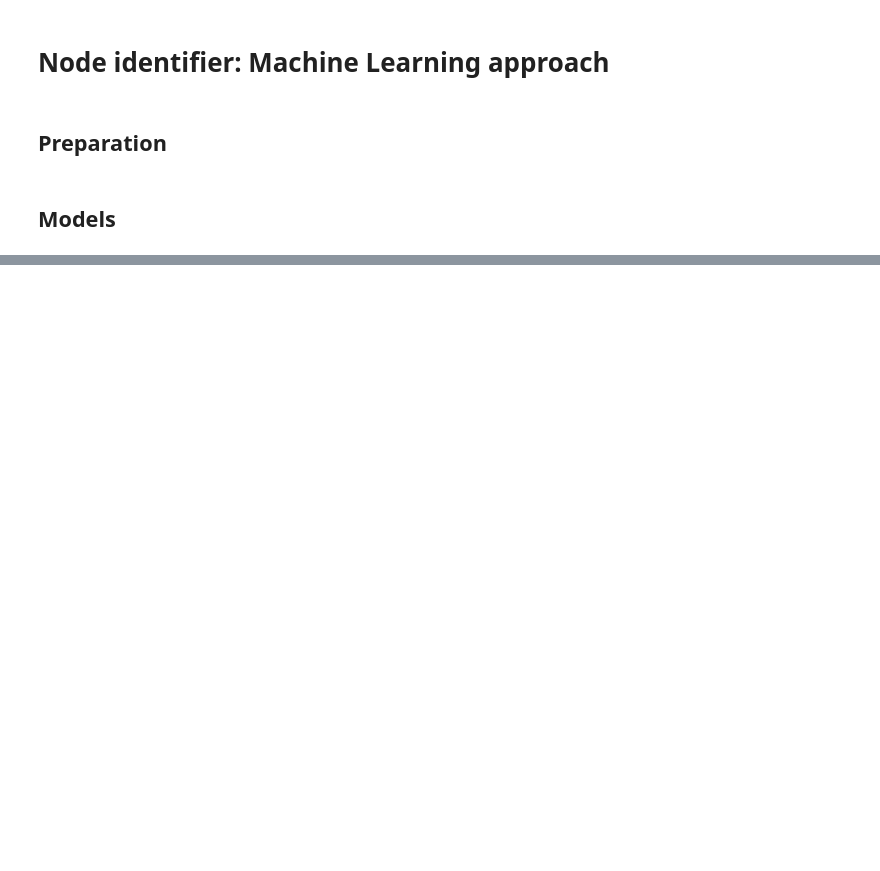
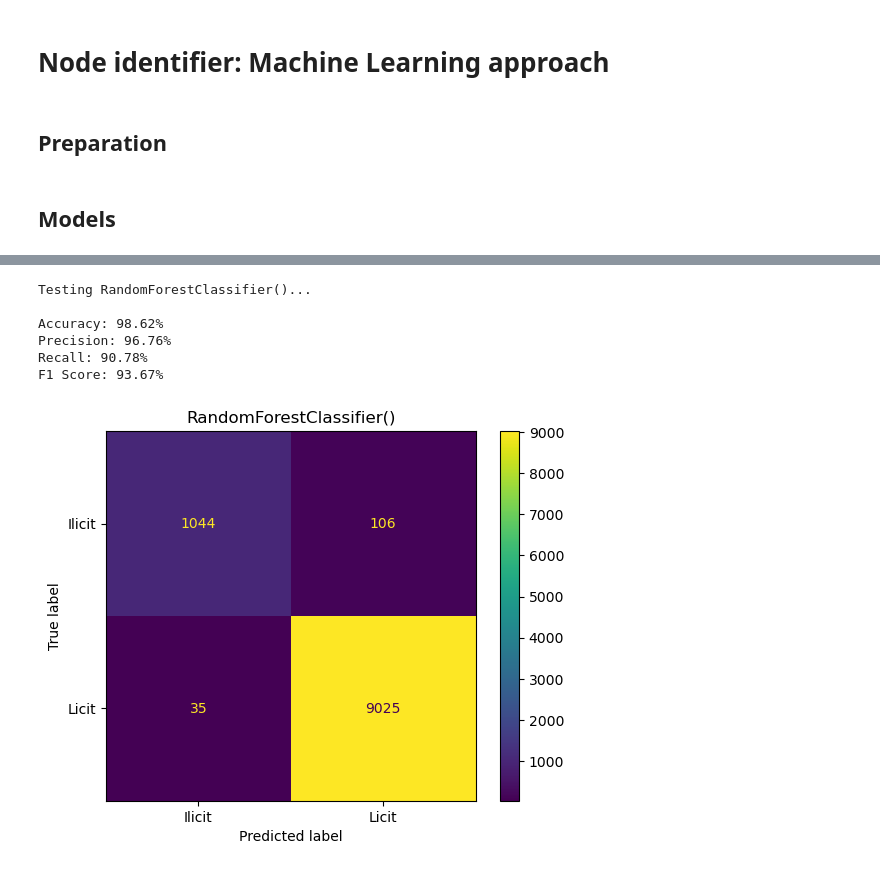
Before and after one commit to Arnau1/GraphAnomaly, a Jupyter notebook: Pipeline/Machine Learning.ipynb, the cells around one changed output, grey strips where cells are left out. Drawn from its saved outputs; the diff is of its cells as text; code cells hidden in the pictures; blank space fills up the shorter version.

```diff
--- a/Pipeline/Machine Learning.ipynb
+++ b/Pipeline/Machine Learning.ipynb
@@ -76,0 +102,10 @@ F1 Score: 95.71%
+# %%
+train_model(RandomForestClassifier(), X_train_seq, y_train_seq, X_test_seq, y_test_seq)
+# %% [output]
+Testing RandomForestClassifier()...
+
+Accuracy: 98.62%
+Precision: 96.76%
+Recall: 90.78%
+F1 Score: 93.67%
+[figure, added]
```
Also changed, not shown: parts of 9 cells of this notebook.
